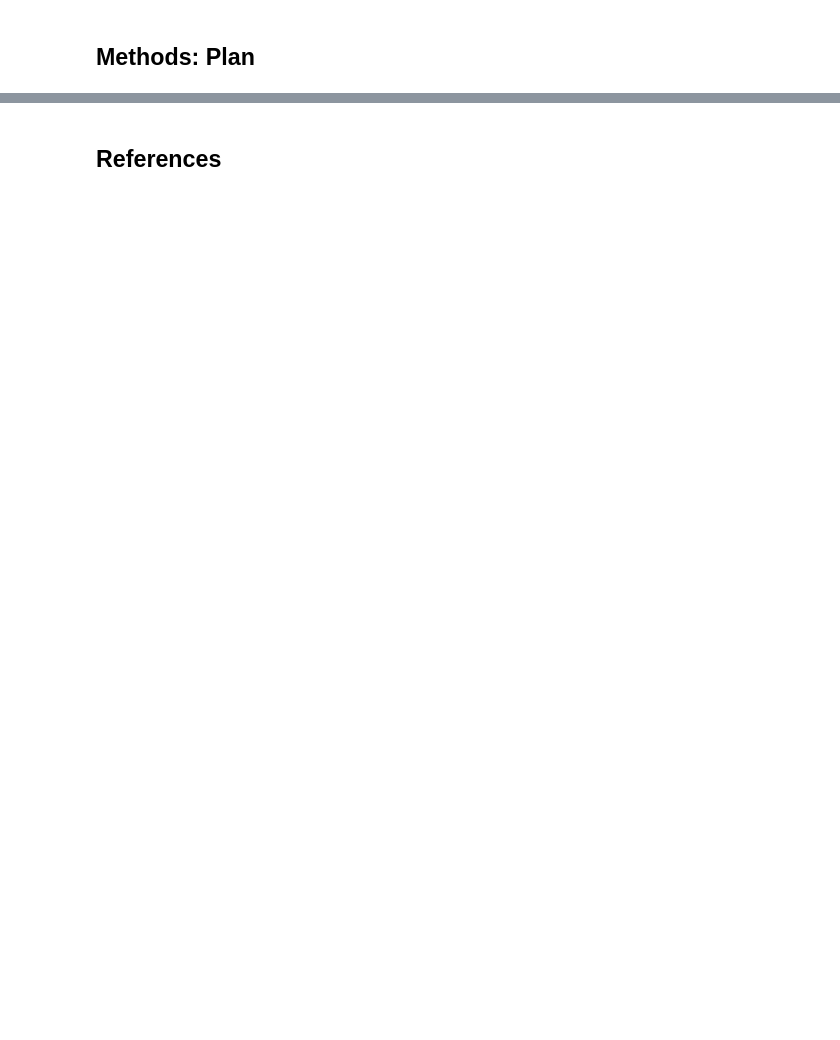
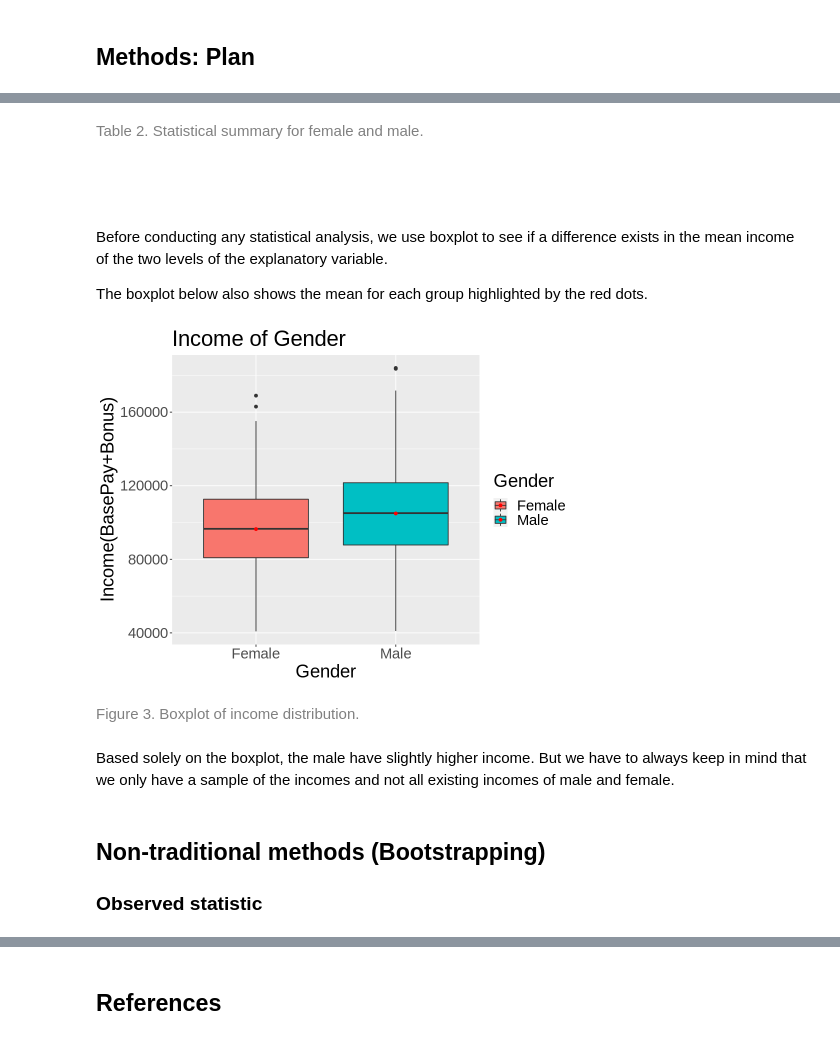
Before and after one commit to kristennli/stat201, a Jupyter notebook: Project Proposal.ipynb, the cells around one changed output, grey strips where cells are left out. Drawn from its saved outputs; the diff is of its cells as text; code cells hidden in the pictures; blank space fills up the shorter version.

```diff
--- a/Project Proposal.ipynb
+++ b/Project Proposal.ipynb
@@ -211,0 +226,29 @@ According to Statistics Canada’s report, the gender wage gap persists. We expe
+# %% [markdown]
+<font color='grey'> Table 2. Statistical summary for female and male.
+# %% [markdown]
+<br>
+<br>
+# %% [markdown]
+Before conducting any statistical analysis, we use boxplot to see if a difference exists in the mean income of the two levels of the explanatory variable.
+
+The boxplot below also shows the mean for each group highlighted by the red dots.
+# %%
+female_male_boxplots <-
+    ggplot(df_new, aes(x=Gender,y=income, fill = Gender)) +
+    geom_boxplot() +
+    stat_summary(fun = "mean", geom = "point", color = "red")+
+    theme(text = element_text(size = 22)) +
+    ggtitle('Income of Gender') +
+    xlab('Gender') +
+    ylab('Income(BasePay+Bonus)')
+female_male_boxplots
+# %% [output]
+[figure, added]
+# %% [markdown]
+<font color='grey'> Figure 3. Boxplot of income distribution.
+# %% [markdown]
+Based solely on the boxplot, the male have slightly higher income. But we have to always keep in mind that we only have a sample of the incomes and not all existing incomes of male and female.
+# %% [markdown]
+## Non-traditional methods (Bootstrapping)
+
+### Observed statistic
```
Also changed, not shown: parts of 38 cells of this notebook.
